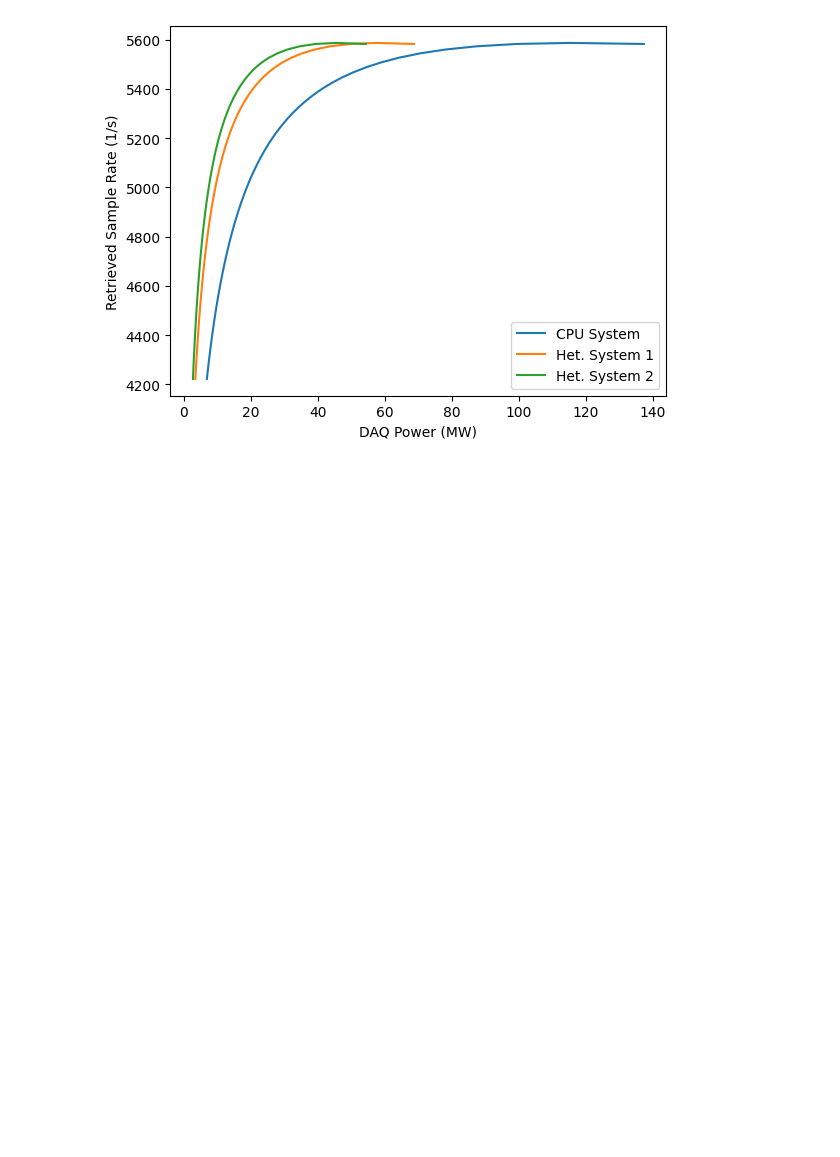
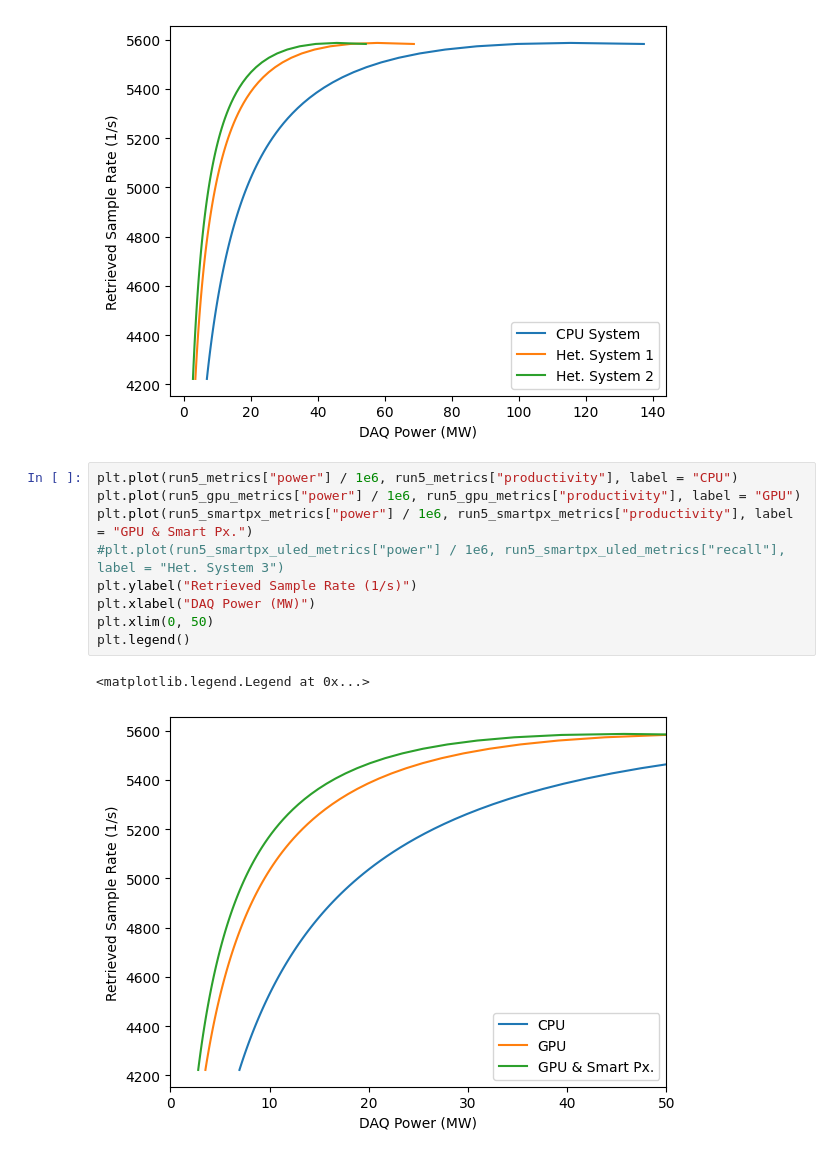
Before and after one commit to wilkieolin/system_flow, a Jupyter notebook: vary_hlt.ipynb, the cells around one changed output. Drawn from its saved outputs; the diff is of its cells as text; blank space fills up the shorter version.

Commit message:
new plots

```diff
--- a/vary_hlt.ipynb
+++ b/vary_hlt.ipynb
@@ -161,3 +171,15 @@ plt.legend()
 # %% [output]
 <matplotlib.legend.Legend at 0x...>
 [figure]
+# %%
+plt.plot(run5_metrics["power"] / 1e6, run5_metrics["productivity"], label = "CPU")
+plt.plot(run5_gpu_metrics["power"] / 1e6, run5_gpu_metrics["productivity"], label = "GPU")
+plt.plot(run5_smartpx_metrics["power"] / 1e6, run5_smartpx_metrics["productivity"], label = "GPU & Smart Px.")
+#plt.plot(run5_smartpx_uled_metrics["power"] / 1e6, run5_smartpx_uled_metrics["recall"], label = "Het. System 3")
+plt.ylabel("Retrieved Sample Rate (1/s)")
+plt.xlabel("DAQ Power (MW)")
+plt.xlim(0, 50)
+plt.legend()
+# %% [output]
+<matplotlib.legend.Legend at 0x...>
+[figure, added]
```
Also changed, not shown: parts of 3 cells of this notebook.
